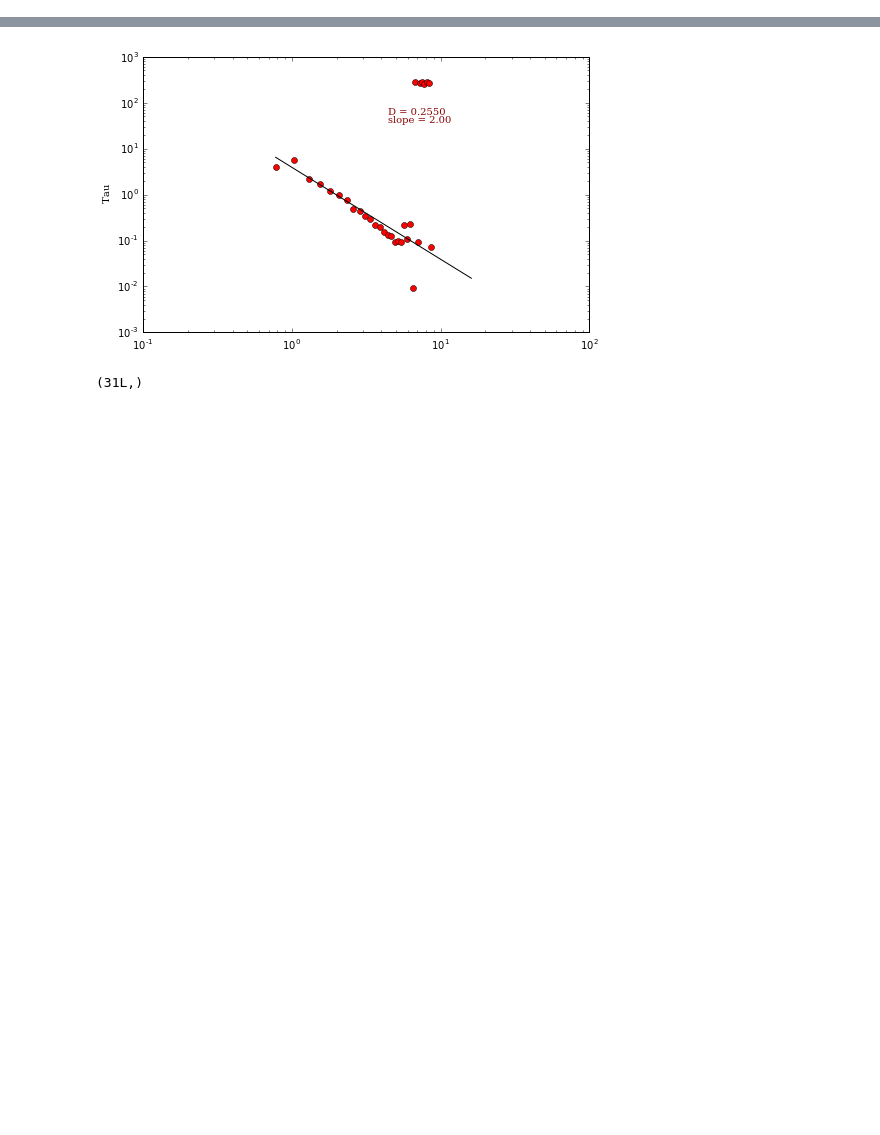
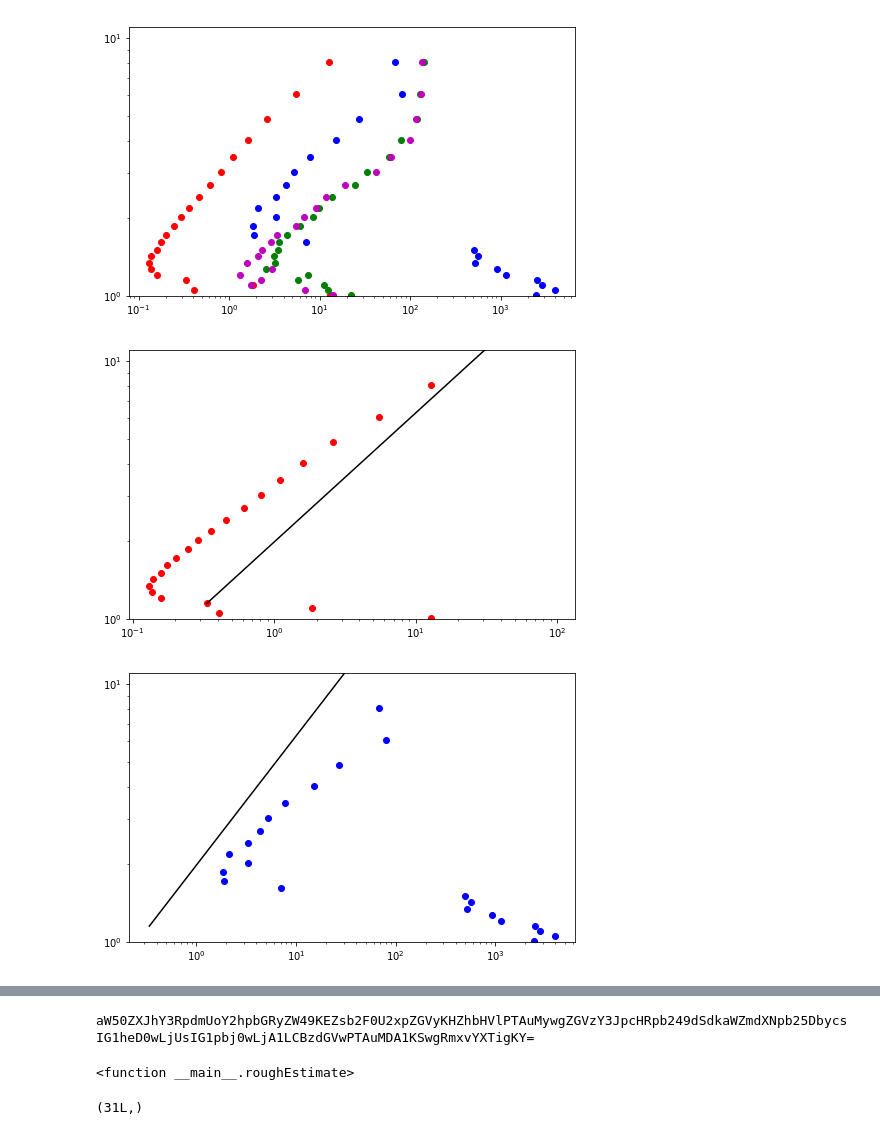
Before and after one commit to rmcgorty/Differential-Dynamic-Microscopy---Python, a Jupyter notebook: Plotting all q vs tau and getting diffusion coefficient .ipynb, the cells around one changed output, grey strips where cells are left out. Drawn from its saved outputs; the diff is of its cells as text; code cells hidden in the pictures; blank space fills up the shorter version.

```diff
--- a/Plotting all q vs tau and getting diffusion coefficient .ipynb
+++ b/Plotting all q vs tau and getting diffusion coefficient .ipynb
@@ -31,6 +31,6 @@ dts = ddm.genLogDist(1,998,400)
 # %%
 Sample2 = ['allResults_0.02mgmlDNA_Buffer_17.5fps_55exp_8000frames', 'allResults_0.02mgmlDNA_Buffer_49fps_20exp_8000frames','allResults_0.02mgmlDNA_Buffer_99fps_10exp_8000frames','allResults_0.02mgmlDNA_Buffer_99fps_10exp']
-Sample = ['allResults_0.02mgmlDNA_CoNetwork_29fps_34exp']
+Sample = ['allResults_0.02mgmlDNA_ActinNetwork_29fps_34exp']
 # %%
 # different ROIs and the video number, change samNumber based upon the number of videos taken for the condition
 samNumber = ['1', '2']
@@ -100,15 +177,0 @@ tauAstd = np.zeros([len(ROI)*len(Sample2)*2,31])
-# %%
-ROI = ['0', '128', '256', '384','512', '640','768','896']
-#This will plot all of the q vs tau for all of the ROIs in the
-tau = np.zeros([len(ROI),63]) #decay time
-amp = np.zeros_like(tau) #amplitude
-bg = np.zeros_like(tau) #background
-alph = np.zeros_like(tau) #alpha (stretching exponent)
-chi2 = np.zeros_like(tau)
-
-for i in range(len(ROI)):
-    fitparams = Ana_data['fitparams'+ROI[i]]
-    tau[i,:] = fitparams[:,1]
-    amp[i,:] = fitparams[:,0]
-    bg[i,:] = fitparams[:,2]
-    alph[i,:] = fitparams[:,3]
@@ -117,0 +196,3 @@ that = 7
+# %%
+Round2_Results['Actin_average_newtau'] = taus
+Round2_Results['Actin_std_newtau'] = taustd
@@ -117,0 +212,32 @@ that = 7
+# %%
+%matplotlib inline
+mpld3.enable_notebook()
+
+a = ['Dilute','MT','Actin','Copoly']
+cc = ['ro', 'bo','go','mo']
+diffusionCo = [0.309,0.039,0.0037,0.0031]
+
+
+fig,ax = plt.subplots(figsize=(8,8/1.618))
+for i in range(4):
+    taus = Round2_Results[a[i]+'_average_newtau']
+    ax.loglog(taus,(2*np.pi)/q[3:-1],  cc[i])
+ax.set_ylim(1.0,11)
+plt.savefig('E:\\AllData_Results\\AllConditions')
+
+    #ax.plot((1./diffusionCo[i]) * 1./(q[5:-42]**slope[i]), (2*np.pi)/q[5:-42],  '-k')
+
+
+for i in range(4):
+    fig,ax = plt.subplots(figsize=(8,8/1.618))
+    taus = Round2_Results[a[i]+'_average_newtau']
+    ax.loglog(taus,(2*np.pi)/q[3:-1],  cc[i])
+    ax.plot((1./0.1) * 1./(q[2:-42]**2.0), (2*np.pi)/q[2:-42],  '-k')
+    ax.set_ylim(1.0,11)
+    plt.savefig('E:\\AllData_Results\\'+a[i]+'Condition')
+
+    #ax.errorbar(q[3:-30],taus[:-29],yerr=taustd[:-29],fmt=cc[i], elinewidth = 1.3, capsize=2)
+# %% [output]
+[figure, added]
+[figure, added]
+[figure, added]
@@ -129,10 +257,11 @@ def roughEstimate (diffusionCo = 0.3, slope = 2.0):
         verticalalignment='center', transform=ax.transAxes)
     ax.set_ylabel(" Tau", fontdict=font_plt_ax)
 # %%
-chg = 7
-interact(roughEstimate, diffusionCo = (0.05,0.5,0.005), slope = (2.0,4.5,0.05), continuous_update=False)
+chg = 0
+interact(roughEstimate, diffusionCo = (0.05,0.5,0.005), slope = (2.0,6.0,0.05), continuous_update=False)
 # %% [output]
-[figure, removed]
+aW50ZXJhY3RpdmUoY2hpbGRyZW49KEZsb2F0U2xpZGVyKHZhbHVlPTAuMywgZGVzY3JpcHRpb249dSdkaWZmdXNpb25DbycsIG1heD0wLjUsIG1pbj0wLjA1LCBzdGVwPTAuMDA1KSwgRmxvYXTigKY=
+<function __main__.roughEstimate>
 # %%
 DC_roi[chg] = 0.24
 a_roi[chg] = 2/2.4
```
Also changed, not shown: parts of 25 cells of this notebook, 1 other file.
